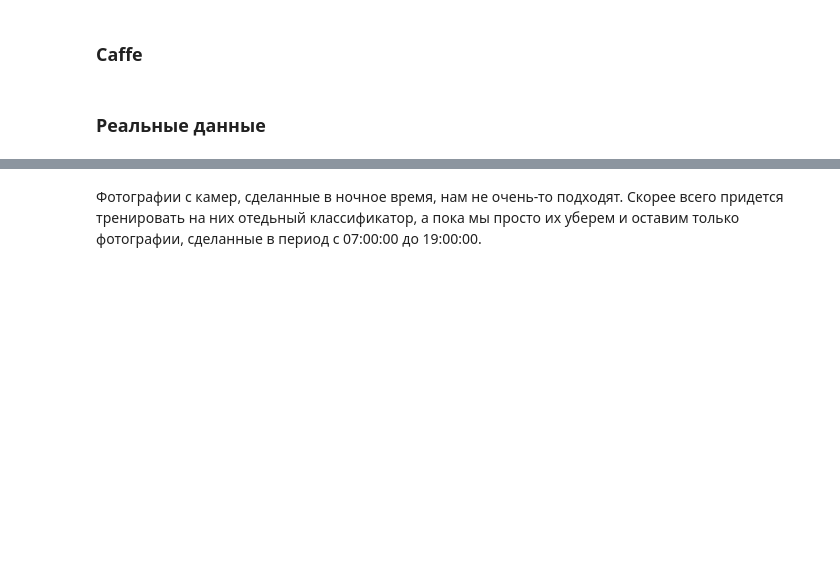
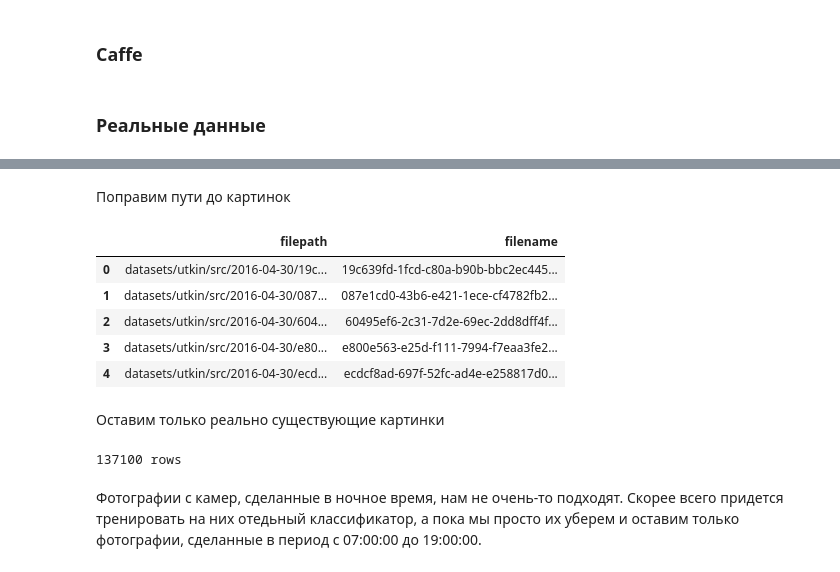
Before and after one commit to mchernyavsky/car-classification, a Jupyter notebook: report.ipynb, the cells around one changed output, grey strips where cells are left out. Saved outputs shown, nothing was run; the diff lists cells and outputs as text; code cells hidden in the pictures; blank space fills up the shorter version.

```diff
--- a/report.ipynb
+++ b/report.ipynb
@@ -301,0 +292,8 @@ print(len(df), 'rows')
+# %%
+import pandas as pd
+
+df = pd.read_csv('datasets/utkin/src/radardump_2016-05-12.csv', header=None)
+df.columns = ['cepId', 'plate', 'filepath', 'timestamp', 'brandId', 'generationId', 'modelId']
+
+print(len(df), 'rows')
+print(df.head())
@@ -302,2 +315,29 @@ print(len(df), 'rows')
+# %% [markdown]
+Поправим пути до картинок
+# %%
+from os.path import basename
+
+df['filepath'] = df['filepath'].apply(
+    lambda filepath: 'datasets/utkin/src' + filepath[23:]
+)
+df['filename'] = df['filepath'].apply(basename)
+
+df[['filepath', 'filename']].head()
+# %% [output]
+|  | filepath | filename |
+| 0 | datasets/utkin/src/2016-04-30/19c... | 19c639fd-1fcd-c80a-b90b-bbc2ec445... |
+| 1 | datasets/utkin/src/2016-04-30/087... | 087e1cd0-43b6-e421-1ece-cf4782fb2... |
+| 2 | datasets/utkin/src/2016-04-30/604... | 60495ef6-2c31-7d2e-69ec-2dd8dff4f... |
+| 3 | datasets/utkin/src/2016-04-30/e80... | e800e563-e25d-f111-7994-f7eaa3fe2... |
+| 4 | datasets/utkin/src/2016-04-30/ecd... | ecdcf8ad-697f-52fc-ad4e-e258817d0... |
+# %% [markdown]
+Оставим только реально существующие картинки
+# %%
+from os.path import exists
+
+df = df.loc[df.filepath.apply(exists)]
+print(len(df), 'rows')
+# %% [output]
+137100 rows
 # %% [markdown]
 Фотографии с камер, сделанные в ночное время, нам не очень-то подходят. Скорее всего придется тренировать на них отедьный классификатор, а пока мы просто их уберем и оставим только фотографии, сделанные в период с 07:00:00 до 19:00:00.
```
Also changed, not shown: parts of 55 cells of this notebook, 7 other files.
